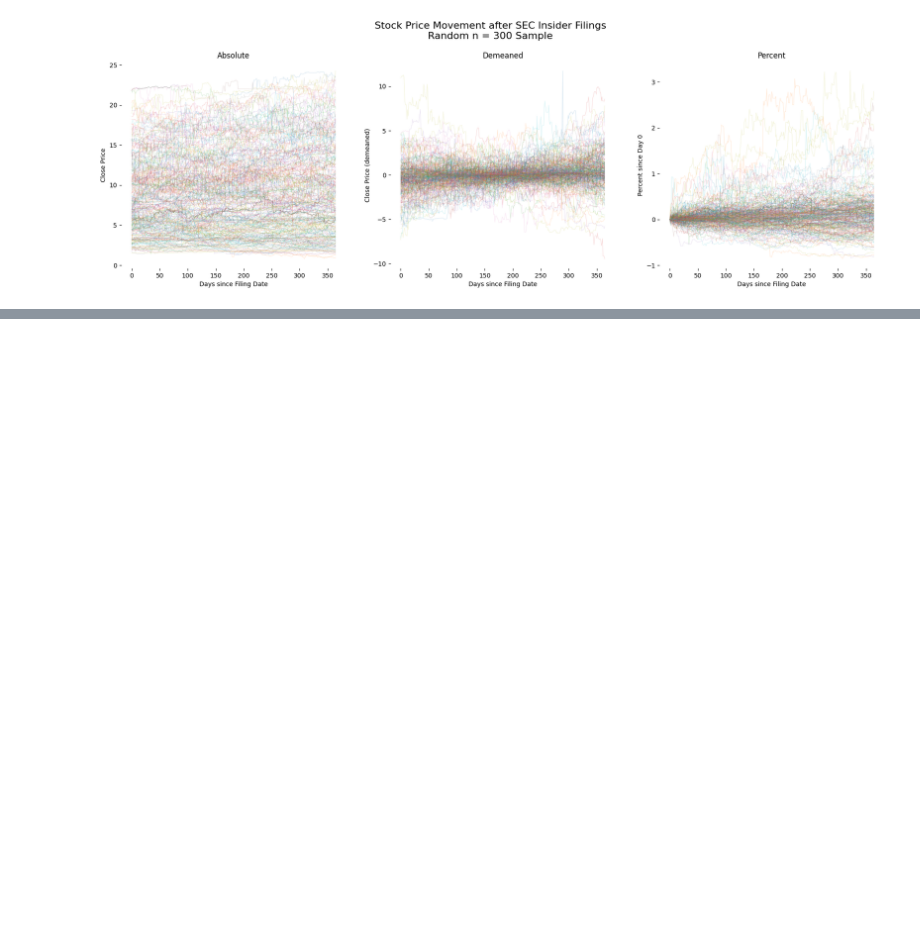
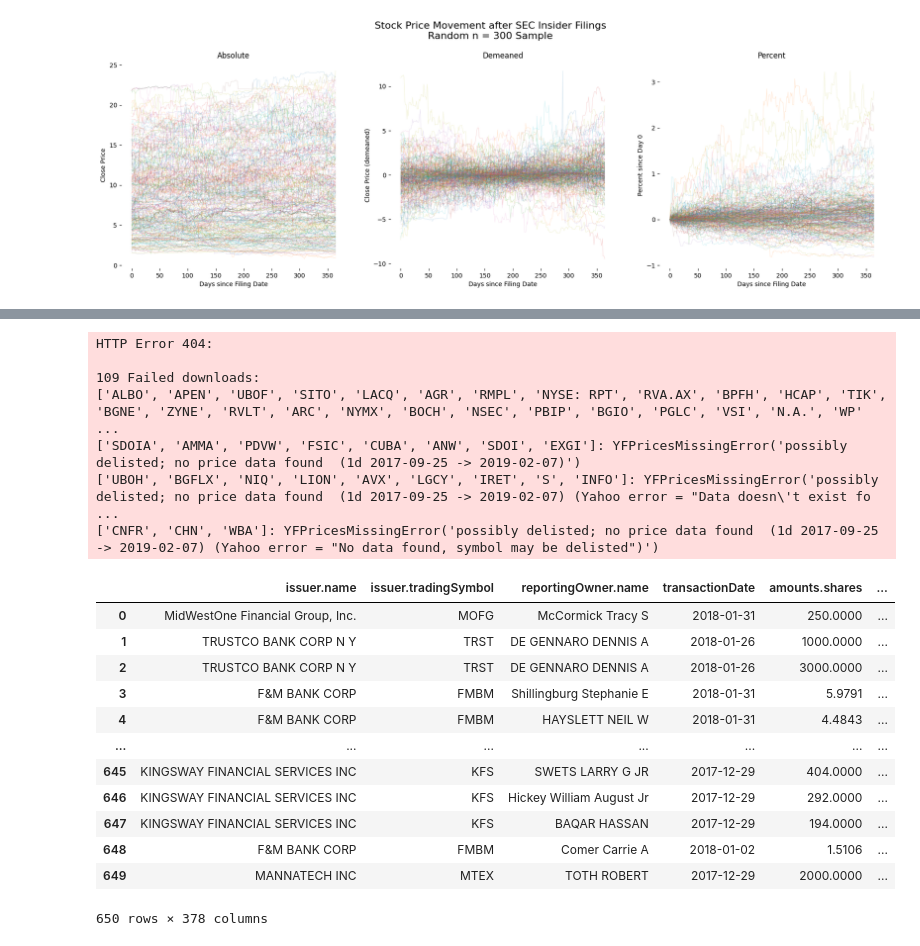
Before and after one commit to pluschka/Algorithmic-Trading-SEC-data-analysis, a Jupyter notebook: Daten laden.ipynb, the cells around one changed output, grey strips where cells are left out. Drawn from its saved outputs; the diff is of its cells as text; code cells hidden in the pictures; blank space fills up the shorter version.

```diff
--- a/Daten laden.ipynb
+++ b/Daten laden.ipynb
@@ -161,0 +666,23 @@ plt.show()
+# %%
+get_close_data(month ="2018-01", horizon_days= 365)
+# %% [output]
+HTTP Error 404:
+
+109 Failed downloads:
+['ALBO', 'APEN', 'UBOF', 'SITO', 'LACQ', 'AGR', 'RMPL', 'NYSE: RPT', 'RVA.AX', 'BPFH', 'HCAP', 'TIK', 'BGNE', 'ZYNE', 'RVLT', 'ARC', 'NYMX', 'BOCH', 'NSEC', 'PBIP', 'BGIO', 'PGLC', 'VSI', 'N.A.', 'WP' ...
+['SDOIA', 'AMMA', 'PDVW', 'FSIC', 'CUBA', 'ANW', 'SDOI', 'EXGI']: YFPricesMissingError('possibly delisted; no price data found  (1d 2017-09-25 -> 2019-02-07)')
+['UBOH', 'BGFLX', 'NIQ', 'LION', 'AVX', 'LGCY', 'IRET', 'S', 'INFO']: YFPricesMissingError('possibly delisted; no price data found  (1d 2017-09-25 -> 2019-02-07) (Yahoo error = "Data doesn\'t exist fo ...
+['CNFR', 'CHN', 'WBA']: YFPricesMissingError('possibly delisted; no price data found  (1d 2017-09-25 -> 2019-02-07) (Yahoo error = "No data found, symbol may be delisted")')
+|  | issuer.name | issuer.tradingSymbol | reportingOwner.name | transactionDate | amounts.shares | ... |
+| 0 | MidWestOne Financial Group, Inc. | MOFG | McCormick Tracy S | 2018-01-31 | 250.0000 | ... |
+| 1 | TRUSTCO BANK CORP N Y | TRST | DE GENNARO DENNIS A | 2018-01-26 | 1000.0000 | ... |
+| 2 | TRUSTCO BANK CORP N Y | TRST | DE GENNARO DENNIS A | 2018-01-26 | 3000.0000 | ... |
+| 3 | F&M BANK CORP | FMBM | Shillingburg Stephanie E | 2018-01-31 | 5.9791 | ... |
+| 4 | F&M BANK CORP | FMBM | HAYSLETT NEIL W | 2018-01-31 | 4.4843 | ... |
+| ... | ... | ... | ... | ... | ... | ... |
+| 645 | KINGSWAY FINANCIAL SERVICES INC | KFS | SWETS LARRY G JR | 2017-12-29 | 404.0000 | ... |
+| 646 | KINGSWAY FINANCIAL SERVICES INC | KFS | Hickey William August Jr | 2017-12-29 | 292.0000 | ... |
+| 647 | KINGSWAY FINANCIAL SERVICES INC | KFS | BAQAR HASSAN | 2017-12-29 | 194.0000 | ... |
+| 648 | F&M BANK CORP | FMBM | Comer Carrie A | 2018-01-02 | 1.5106 | ... |
+| 649 | MANNATECH INC | MTEX | TOTH ROBERT | 2017-12-29 | 2000.0000 | ... |
+650 rows × 378 columns
```
Also changed, not shown: parts of 9 cells of this notebook, 3 other files.
